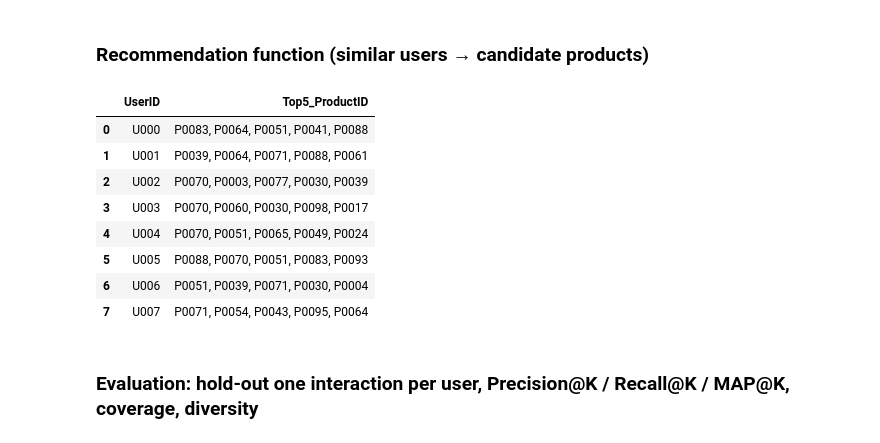
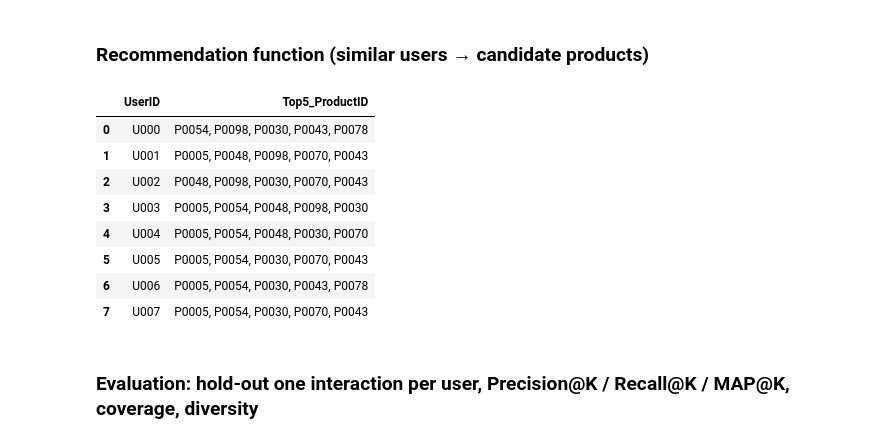
Before and after one commit to Pharo-14/SOEN-471-A2, a Jupyter notebook: src/project_notebook.ipynb, the cells around one changed output. Saved outputs shown, nothing was run; the diff lists cells and outputs as text; code cells hidden in the pictures.

```diff
--- a/src/project_notebook.ipynb
+++ b/src/project_notebook.ipynb
@@ -56,12 +57,13 @@ user_data["Timestamp"] = pd.to_datetime(user_data["Timestamp"], errors="coerce")
 
 before = len(user_data)
 user_data = user_data.dropna(subset=["UserID", "ProductID", "Rating"]).copy()
-valid_products = set(product_data["ProductID"])
+valid_products = product_data["ProductID"].tolist()
 user_data = user_data[user_data["ProductID"].isin(valid_products)]
 
-user_data = user_data.sort_values("Timestamp").drop_duplicates(
+user_data_sorted = cast(pd.DataFrame, pd.DataFrame.sort_values(cast(pd.DataFrame, user_data), by=["Timestamp"]))
+user_data = cast(pd.DataFrame, user_data_sorted.drop_duplicates(
     subset=["UserID", "ProductID"], keep="last"
-)
+))
 
 print(f"Rows before cleaning: {before}, after: {len(user_data)}")
 user_data.info()
@@ -84,14 +86,18 @@ memory usage: 33.9 KB
 
 Attach `ProductName` and the catalog `Category` (from products). The interaction file’s `Category` is kept as `CategoryAtInteraction` for comparison.
 # %%
-user_merged = user_data.rename(columns={"Category": "CategoryAtInteraction"}).merge(
+user_data_for_merge = cast(pd.DataFrame, user_data.copy())
+user_data_for_merge["CategoryAtInteraction"] = user_data_for_merge["Category"]
+user_data_for_merge = cast(pd.DataFrame, user_data_for_merge.drop(columns=["Category"]))
+user_merged = cast(pd.DataFrame, user_data_for_merge.merge(
     product_data,
     on="ProductID",
     how="left",
     suffixes=("", "_dup"),
-)
+))
 
-assert user_merged["ProductName"].notna().all(), "Unexpected products without metadata"
+if bool(user_merged["ProductName"].isna().to_numpy().any()):
+    raise AssertionError("Unexpected products without metadata")
 user_merged.head()
 # %% [output]
 |  | UserID | ProductID | Rating | Timestamp | CategoryAtInteraction | ProductName | Category |
@@ -108,7 +114,7 @@ Rows = users, columns = products, values = rating. Unrated pairs are **0** (not
 user_item_matrix = user_merged.pivot_table(
     index="UserID", columns="ProductID", values="Rating", aggfunc="mean"
 )
-user_item_matrix_filled = user_item_matrix.fillna(0)
+user_item_matrix_filled = cast(pd.DataFrame, user_item_matrix.fillna(0))
 
 sparsity = 1.0 - (user_merged.shape[0] / (user_item_matrix.shape[0] * user_item_matrix.shape[1]))
 print(f"Matrix shape: {user_item_matrix_filled.shape}")
@@ -177,56 +201,79 @@ similarity_df.iloc[:6, :6]
 # %%
 def recommend_user_based(
     target_user: str,
     R: pd.DataFrame,
     sim_df: pd.DataFrame,
+    user_means: pd.Series,
+    item_popularity: pd.Series,
     *,
-    n_neighbors: int = 20,
+    n_neighbors: int = 5,
     top_n: int = 10,
-    min_neighbor_rating: float = 4.0,
+    min_neighbor_rating: float = 3.0,
+    pop_weight: float = 0.5,
 ) -> pd.Series:
-    """Return top_n products (index = ProductID, values = weighted score)."""
+    """Score unseen items using top-neighbor votes plus a popularity prior."""
     if target_user not in R.index:
         raise KeyError(target_user)
-    sims = (
-        sim_df.loc[target_user]
-        .drop(labels=[target_user], errors="ignore")
-        .sort_values(ascending=False)
-        .head(n_neighbors)
-    )
-    if sims.empty:
+
+    sims_all = cast(pd.Series, sim_df.loc[target_user].drop(labels=[target_user], errors="ignore"))
+    positive_neighbors = [(neighbor, score) for neighbor, score in sims_all.items() if score > 0]
+    top_neighbors = sorted(positive_neighbors, key=lambda x: x[1], reverse=True)[:n_neighbors]
+    sims = cast(pd.Series, pd.Series(dict(top_neighbors), dtype=float))
+
+    target_row = R.loc[target_user]
+    unseen_labels = target_row.index[target_row.eq(0)]
+    if len(unseen_labels) == 0:
         return pd.Series(dtype=float)
 
-    unseen = R.loc[target_user] == 0
+    if len(sims) == 0:
+        fallback = cast(pd.Series, item_popularity.reindex(unseen_labels).fillna(0.0))
+        fallback_pairs = sorted(fallback.items(), key=lambda x: x[1], reverse=True)[:top_n]
+        return cast(pd.Series, pd.Series(dict(fallback_pairs), dtype=float))
+
     score = np.zeros(R.shape[1], dtype=float)
-    for neighbor, w in sims.items():
-        row = R.loc[neighbor].values.astype(float)
-        score += w * row * (row >= min_neighbor_rating)
+    for neighbor, similarity in sims.items():
+        neighbor_row = R.loc[neighbor].to_numpy(dtype=float)
+        score += float(similarity) * neighbor_row * (neighbor_row >= min_neighbor_rating)
 
-    out = pd.Series(score, index=R.columns)
-    return out[unseen].sort_values(ascending=False).head(top_n)
+    fallback_scores = cast(pd.Series, item_popularity.reindex(R.columns).fillna(0.0))
+    cf_scores = cast(pd.Series, pd.Series(score, index=R.columns))
+    final_scores = cast(pd.Series, cf_scores + pop_weight * fallback_scores)
+    unseen_scores = cast(pd.Series, final_scores.loc[unseen_labels])
+    ranked_pairs = sorted(unseen_scores.items(), key=lambda x: x[1], reverse=True)[:top_n]
+    return cast(pd.Series, pd.Series(dict(ranked_pairs), dtype=float))
 
 
 sample_users = list(R.index[:8])
 rows = []
 for u in sample_users:
-    top = recommend_user_based(u, R, similarity_df, top_n=5)
+    top = recommend_user_based(
+        u,
+        R,
+        similarity_df,
+        user_means,
+        item_popularity_scores,
+        n_neighbors=5,
+        top_n=5,
+        min_neighbor_rating=3.0,
+        pop_weight=0.5,
+    )
     rows.append(
         {
             "UserID": u,
             "Top5_ProductID": ", ".join(top.index.astype(str)),
         }
     )
 pd.DataFrame(rows)
 # %% [output]
 |  | UserID | Top5_ProductID |
-| 0 | U000 | P0083, P0064, P0051, P0041, P0088 |
-| 1 | U001 | P0039, P0064, P0071, P0088, P0061 |
-| 2 | U002 | P0070, P0003, P0077, P0030, P0039 |
-| 3 | U003 | P0070, P0060, P0030, P0098, P0017 |
-| 4 | U004 | P0070, P0051, P0065, P0049, P0024 |
-| 5 | U005 | P0088, P0070, P0051, P0083, P0093 |
-| 6 | U006 | P0051, P0039, P0071, P0030, P0004 |
-| 7 | U007 | P0071, P0054, P0043, P0095, P0064 |
+| 0 | U000 | P0054, P0098, P0030, P0043, P0078 |
+| 1 | U001 | P0005, P0048, P0098, P0070, P0043 |
+| 2 | U002 | P0048, P0098, P0030, P0070, P0043 |
+| 3 | U003 | P0005, P0054, P0048, P0098, P0030 |
+| 4 | U004 | P0005, P0054, P0048, P0030, P0070 |
+| 5 | U005 | P0005, P0054, P0030, P0070, P0043 |
+| 6 | U006 | P0005, P0054, P0030, P0043, P0078 |
+| 7 | U007 | P0005, P0054, P0030, P0070, P0043 |
 # %% [markdown]
 ### Evaluation: hold-out one interaction per user, Precision@K / Recall@K / MAP@K, coverage, diversity
 # %%
```
Also changed, not shown: parts of 17 cells of this notebook, 5 other files.
